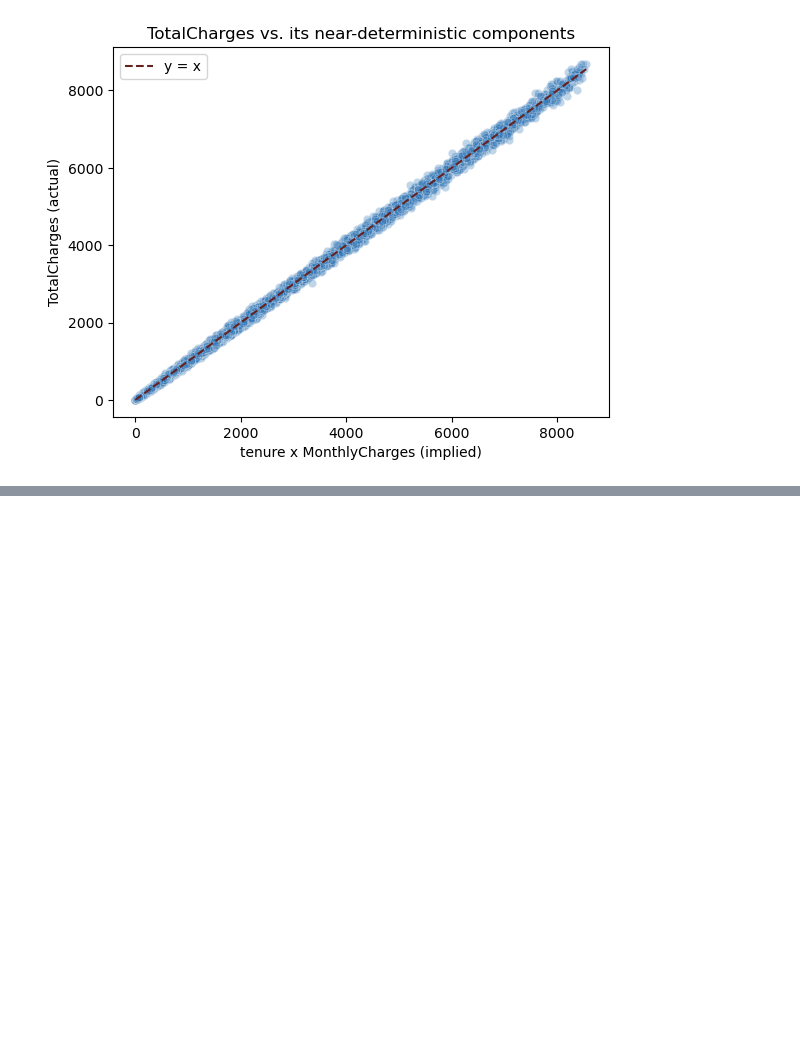
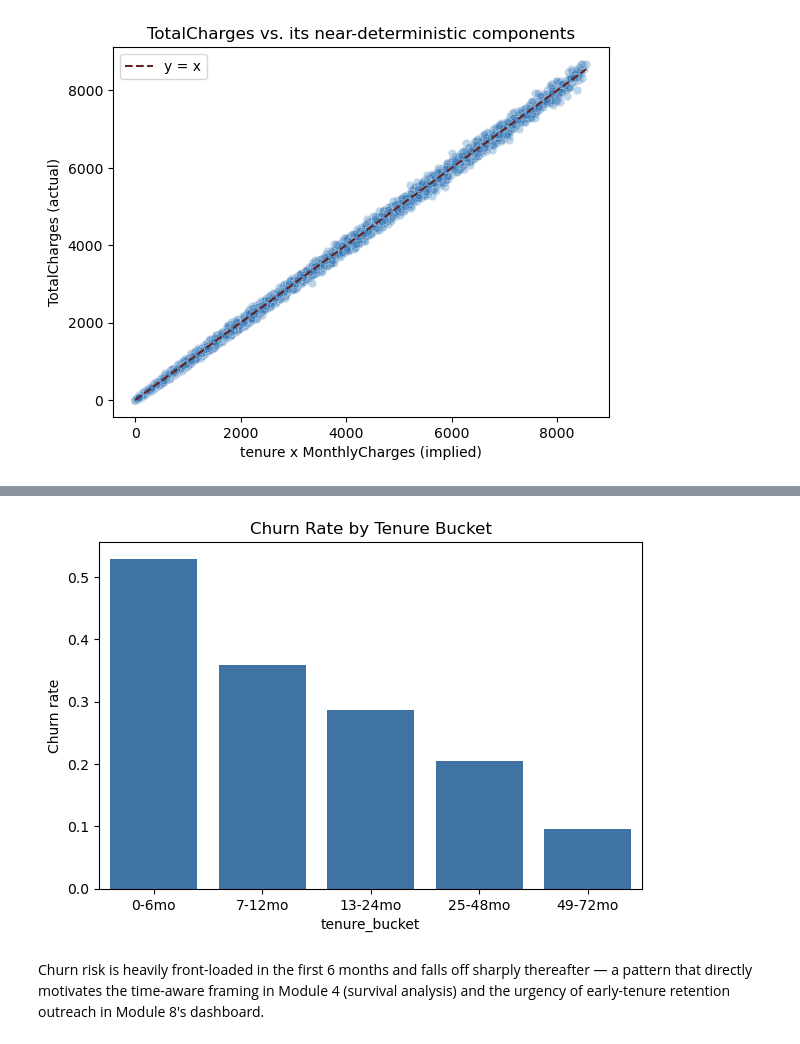
Before and after one commit to danielowuor/Customer-Retention-Intelligence-System, a Jupyter notebook: notebooks/01_eda_and_data_quality.ipynb, the cells around one changed output, grey strips where cells are left out. Drawn from its saved outputs; the diff is of its cells as text; code cells hidden in the pictures; blank space fills up the shorter version.

Commit message:
feat: add churn-predictive features and engineering transformations

```diff
--- a/notebooks/01_eda_and_data_quality.ipynb
+++ b/notebooks/01_eda_and_data_quality.ipynb
@@ -329,0 +339,37 @@ Residual as % of mean TotalCharges: 1.97%
+# %%
+df_feat = df.copy()
+
+# --- Normalize SeniorCitizen to Yes/No for consistency ---
+df_feat["SeniorCitizen"] = df_feat["SeniorCitizen"].map({0: "No", 1: "Yes"})
+
+# --- Tenure buckets ---
+df_feat["tenure_bucket"] = pd.cut(
+    df_feat["tenure"],
+    bins=[-1, 6, 12, 24, 48, 72],
+    labels=["0-6mo", "7-12mo", "13-24mo", "25-48mo", "49-72mo"],
+)
+
+# --- Services count: count of add-on services the customer has opted into ---
+service_cols = [
+    "PhoneService", "MultipleLines", "OnlineSecurity", "OnlineBackup",
+    "DeviceProtection", "TechSupport", "StreamingTV", "StreamingMovies",
+]
+df_feat["services_count"] = (df_feat[service_cols] == "Yes").sum(axis=1)
+
+# --- Average monthly revenue: smoothed alternative to point-in-time MonthlyCharges ---
+df_feat["avg_monthly_revenue"] = np.where(
+    df_feat["tenure"] > 0,
+    df_feat["TotalCharges"] / df_feat["tenure"],
+    df_feat["MonthlyCharges"],  # zero-tenure customers: use current MonthlyCharges as the estimate
+)
+
+# --- Contract risk flag: month-to-month + electronic check is the highest-risk combination
+#     seen across telecom churn literature and confirmed directionally below ---
+df_feat["contract_risk_flag"] = (
+    (df_feat["Contract"] == "Month-to-month") &
+    (df_feat["PaymentMethod"] == "Electronic check")
+).astype(int)
+
+print("New columns added:", ["SeniorCitizen (normalized)", "tenure_bucket", "services_count",
+                              "avg_monthly_revenue", "contract_risk_flag"])
+df_feat[["tenure", "tenure_bucket", "services_count", "avg_monthly_revenue", "contract_risk_flag"]].head()
@@ -329,0 +384,11 @@ Residual as % of mean TotalCharges: 1.97%
+# %%
+fig, ax = plt.subplots(figsize=(7, 4.5))
+sns.barplot(x=df_feat["tenure_bucket"], y=(df_feat["Churn"] == "Yes").astype(int),
+            color="#2E74B5", errorbar=None, ax=ax)
+ax.set_ylabel("Churn rate")
+ax.set_title("Churn Rate by Tenure Bucket")
+plt.show()
+# %% [output]
+[figure, added]
+# %% [markdown]
+Churn risk is heavily front-loaded in the first 6 months and falls off sharply thereafter — a pattern that directly motivates the time-aware framing in Module 4 (survival analysis) and the urgency of early-tenure retention outreach in Module 8's dashboard.
```
Also changed, not shown: parts of 3 cells of this notebook.
